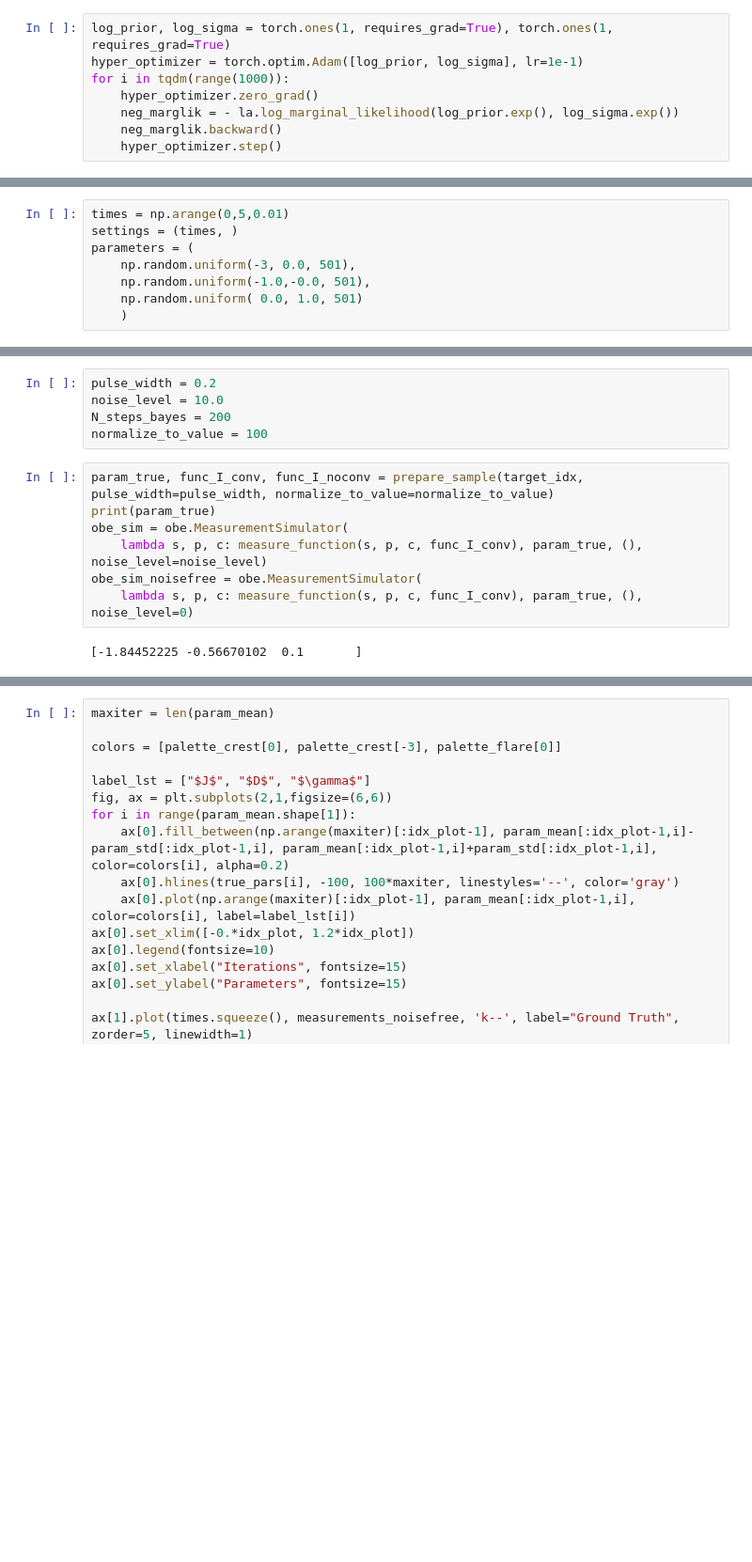
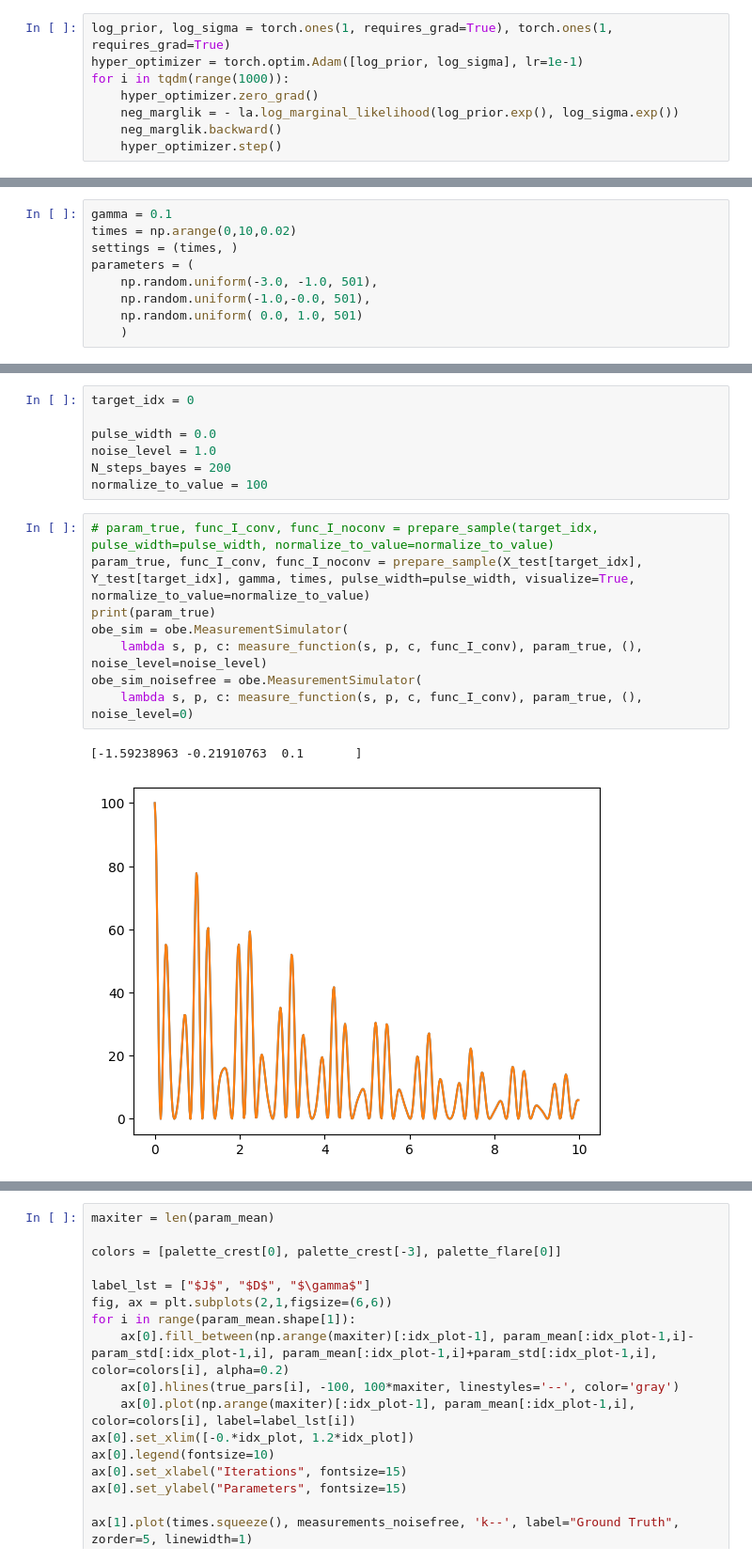
Before and after one commit to zhantaochen/ML-XPFS_Steering, a Jupyter notebook: bayesian_inference_EM_uncertain.ipynb, the cells around one changed output, grey strips where cells are left out. Shown: that part at 94% size. Saved outputs shown, nothing was run; the diff lists cells and outputs as text; blank space fills up the shorter version.

```diff
--- a/bayesian_inference_EM_uncertain.ipynb
+++ b/bayesian_inference_EM_uncertain.ipynb
@@ -172,8 +165,9 @@ fig.tight_layout()
 # %%
-times = np.arange(0,5,0.01)
+gamma = 0.1
+times = np.arange(0,10,0.02)
 settings = (times, )
 parameters = (
-    np.random.uniform(-3, 0.0, 501),
+    np.random.uniform(-3.0, -1.0, 501),
     np.random.uniform(-1.0,-0.0, 501),
     np.random.uniform( 0.0, 1.0, 501)
     )
@@ -248,14 +204,18 @@ def measure_function(sets, pars, cons, func):
 # %%
-pulse_width = 0.2
-noise_level = 10.0
+target_idx = 0
+
+pulse_width = 0.0
+noise_level = 1.0
 N_steps_bayes = 200
 normalize_to_value = 100
 # %%
-param_true, func_I_conv, func_I_noconv = prepare_sample(target_idx, pulse_width=pulse_width, normalize_to_value=normalize_to_value)
+# param_true, func_I_conv, func_I_noconv = prepare_sample(target_idx, pulse_width=pulse_width, normalize_to_value=normalize_to_value)
+param_true, func_I_conv, func_I_noconv = prepare_sample(X_test[target_idx], Y_test[target_idx], gamma, times, pulse_width=pulse_width, visualize=True, normalize_to_value=normalize_to_value)
 print(param_true)
 obe_sim = obe.MeasurementSimulator(
     lambda s, p, c: measure_function(s, p, c, func_I_conv), param_true, (), noise_level=noise_level)
 obe_sim_noisefree = obe.MeasurementSimulator(
     lambda s, p, c: measure_function(s, p, c, func_I_conv), param_true, (), noise_level=0)
 # %% [output]
-[-1.84452225 -0.56670102  0.1       ]
+[-1.59238963 -0.21910763  0.1       ]
+[figure, added]
```
Also changed, not shown: parts of 14 cells of this notebook, 21 other files.
